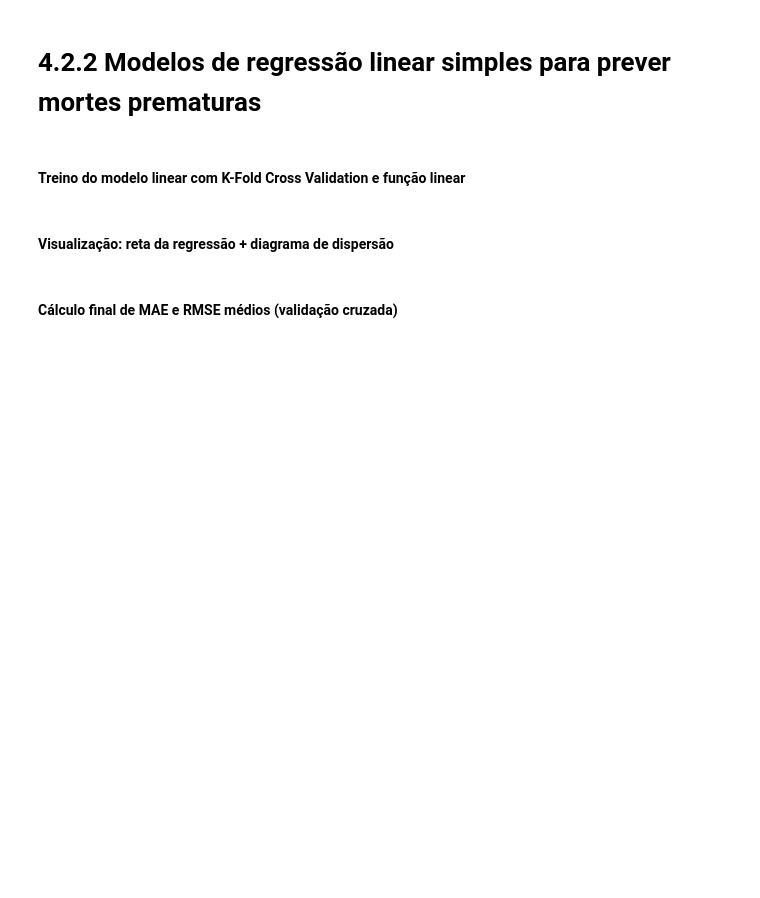
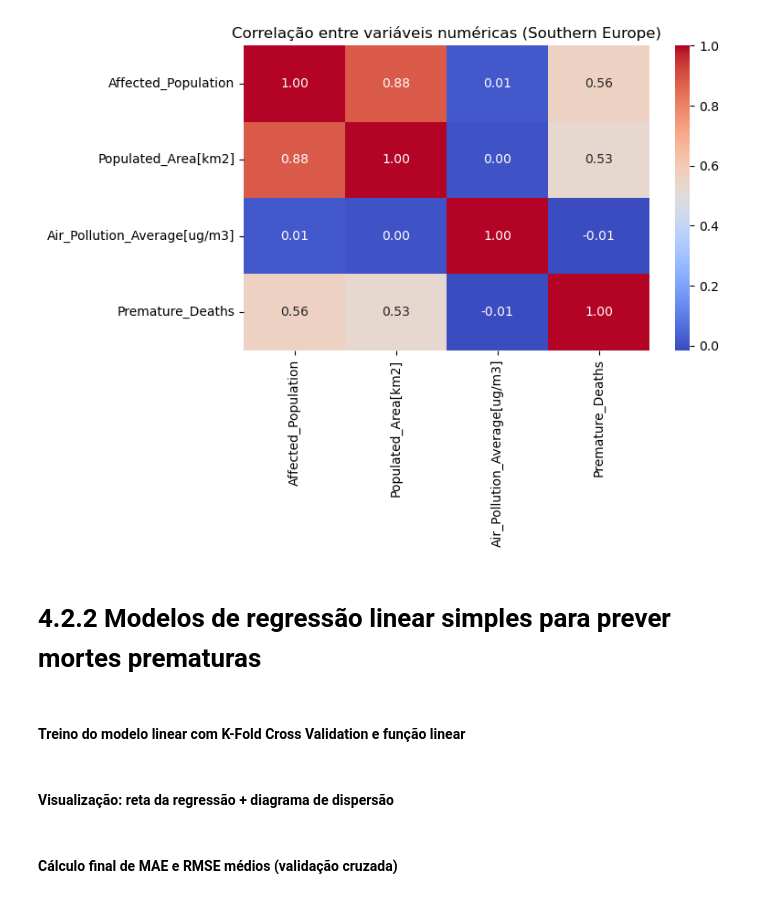
Before and after one commit to laurabmurias/anadi-practical-work-2, a Jupyter notebook: Jupyter/Regressao.ipynb, the cells around one changed output. Saved outputs shown, nothing was run; the diff lists cells and outputs as text; code cells hidden in the pictures; blank space fills up the shorter version.

```diff
--- a/Jupyter/Regressao.ipynb
+++ b/Jupyter/Regressao.ipynb
@@ -18,6 +19,25 @@ from sklearn.tree import DecisionTreeRegressor, plot_tree
 
 sys.path.append(os.path.abspath('..'))
 from processamento import df, categorical_cols, numeric_cols
+# %%
+# Filtrar apenas os dados da Europa do Sul
+df_south = df[df['Region'] == 'Southern Europe']
+
+# Selecionar apenas as colunas numéricas + 'Premature_Deaths'
+cols_corr = ['Affected_Population', 'Populated_Area[km2]', 'Air_Pollution_Average[ug/m3]', 'Premature_Deaths']
+df_corr = df_south[cols_corr]
+
+# Calcular matriz de correlação de Pearson
+corr_matrix = df_corr.corr()
+
+# Matriz de correlação
+plt.figure(figsize=(8, 6))
+sns.heatmap(corr_matrix, annot=True, cmap='coolwarm', fmt=".2f")
+plt.title('Correlação entre variáveis numéricas (Southern Europe)')
+plt.tight_layout()
+plt.show()
+# %% [output]
+[figure, added]
 # %%
 # Considerar apenas Southern Europe
 df_southern = df[df['Region'] == 'Southern Europe']
```
Also changed, not shown: parts of 1 cell of this notebook, 2 other files.
